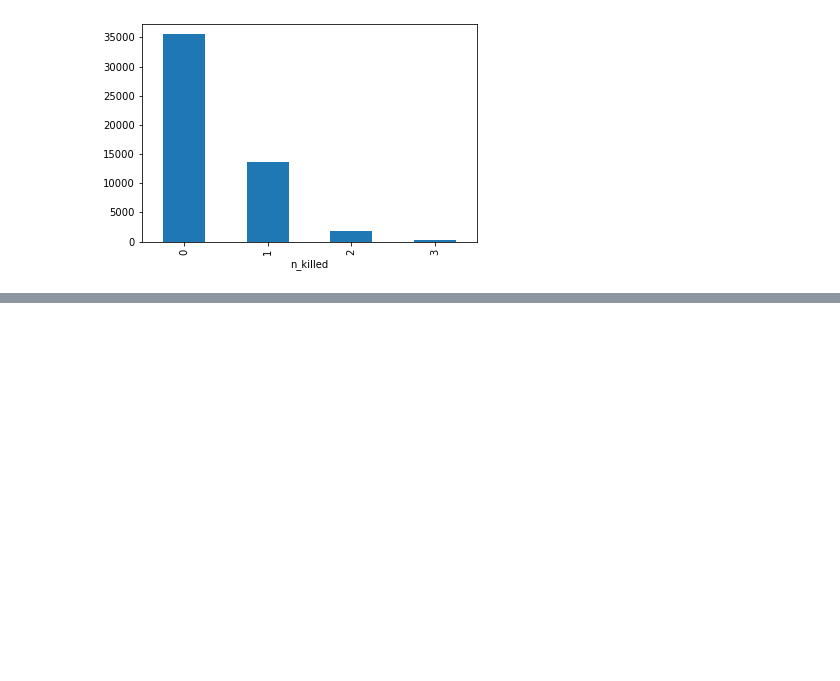
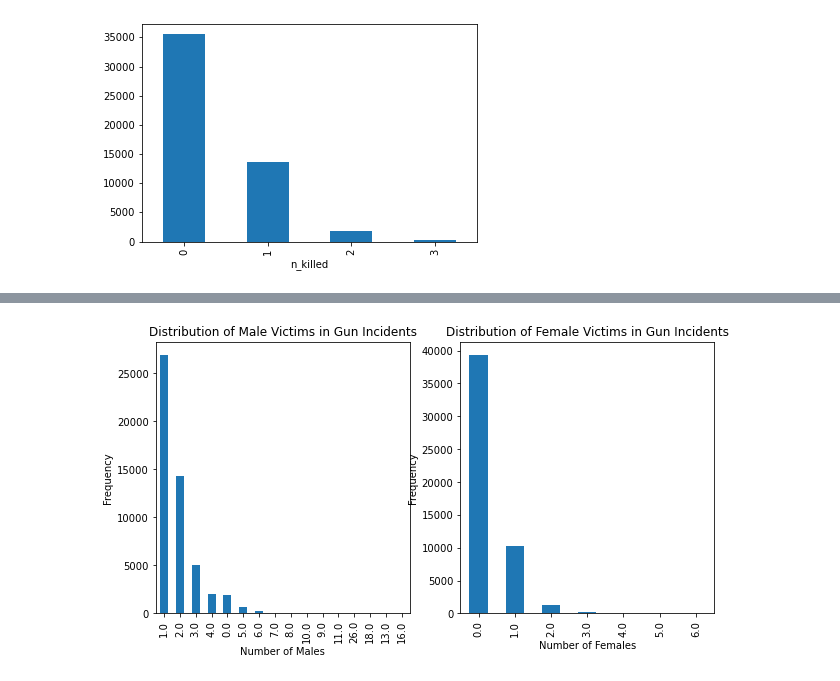
Before and after one commit to TheDarkPyotr/DataMining2023, a Jupyter notebook: source/Task1.ipynb, the cells around one changed output, grey strips where cells are left out. Drawn from its saved outputs; the diff is of its cells as text; code cells hidden in the pictures; blank space fills up the shorter version.

```diff
--- a/source/Task1.ipynb
+++ b/source/Task1.ipynb
@@ -207,0 +283,21 @@ dtype: float64
+# %%
+# Create a figure with two subplots
+fig, (ax1, ax2) = plt.subplots(ncols=2, figsize=(10, 5))
+
+# Plot the male incidents in the first subplot
+df_incident_no_outliers['n_males'].value_counts().plot(kind='bar', ax=ax1)
+ax1.set_xlabel('Number of Males')
+ax1.set_ylabel('Frequency')
+ax1.set_title('Distribution of Male Victims in Gun Incidents')
+
+# Plot the female incidents in the second subplot
+df_incident_no_outliers['n_females'].value_counts().plot(kind='bar', ax=ax2)
+ax2.set_xlabel('Number of Females')
+# Numer of incidents with particular numb of female and male
+ax2.set_ylabel('Frequency')
+ax2.set_title('Distribution of Female Victims in Gun Incidents')
+
+# Display the plot
+plt.show()
+# %% [output]
+[figure, added]
```
Also changed, not shown: parts of 11 cells of this notebook.
